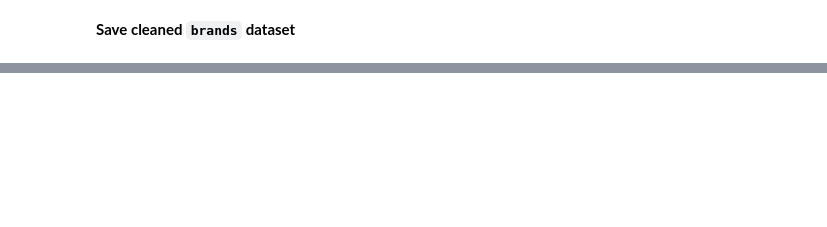
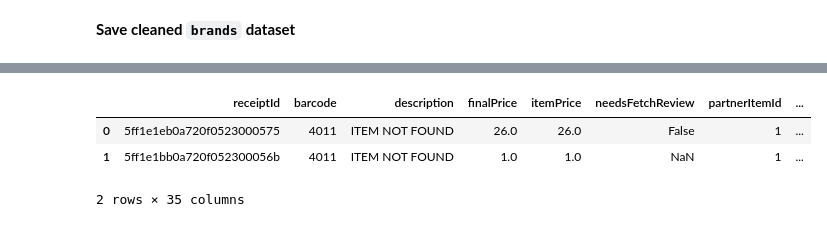
Before and after one commit to ztcnrh/fetch, a Jupyter notebook: round_1_coding_exercise/json_csv_conversion.ipynb, the cells around one changed output, grey strips where cells are left out. Saved outputs shown, nothing was run; the diff lists cells and outputs as text; code cells hidden in the pictures; blank space fills up the shorter version.

```diff
--- a/json_csv_conversion.ipynb
+++ b/round_1_coding_exercise/json_csv_conversion.ipynb
@@ -396,0 +429,7 @@ dtype: object
+# %%
+item_list.head(2)
+# %% [output]
+|  | receiptId | barcode | description | finalPrice | itemPrice | needsFetchReview | partnerItemId | ... |
+| 0 | 5ff1e1eb0a720f0523000575 | 4011 | ITEM NOT FOUND | 26.0 | 26.0 | False | 1 | ... |
+| 1 | 5ff1e1bb0a720f052300056b | 4011 | ITEM NOT FOUND | 1.0 | 1.0 | NaN | 1 | ... |
+2 rows × 35 columns
```
Also changed, not shown: parts of 25 cells of this notebook, 8 other files.
